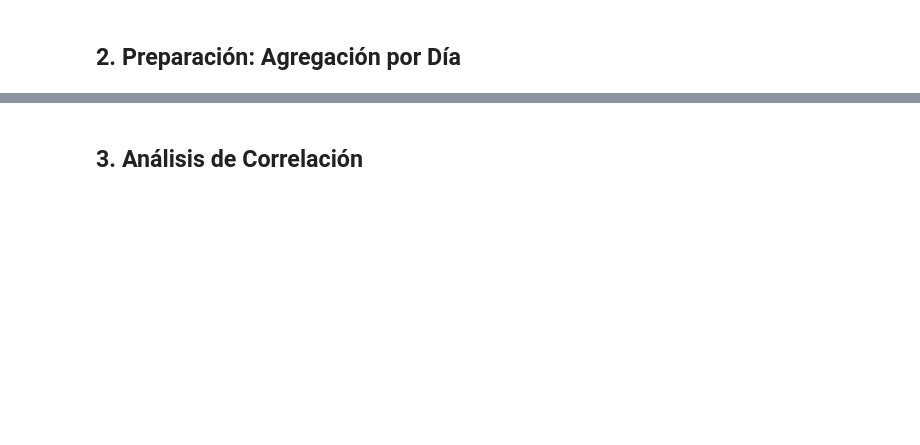
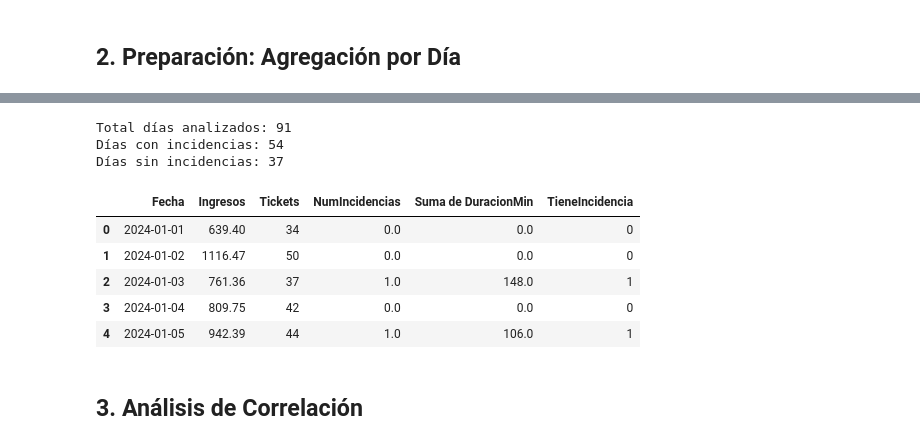
Before and after one commit to estevo97/Proyecto-Ventas-Incidencias, a Jupyter notebook: analysis/correlacion_impacto.ipynb, the cells around one changed output, grey strips where cells are left out. Drawn from its saved outputs; the diff is of its cells as text; code cells hidden in the pictures; blank space fills up the shorter version.

```diff
--- a/analysis/correlacion_impacto.ipynb
+++ b/analysis/correlacion_impacto.ipynb
@@ -66,0 +81,21 @@ df_diario.head()
+# %%
+
+# Combinar ambas tablas
+df_diario = ventas_diarias.merge(incidencias_diarias, on='Fecha', how='left')
+df_diario['NumIncidencias'] = df_diario['NumIncidencias'].fillna(0)
+df_diario['Suma de DuracionMin'] = df_diario['Suma de DuracionMin'].fillna(0)
+df_diario['TieneIncidencia'] = (df_diario['NumIncidencias'] > 0).astype(int)
+
+print(f"Total días analizados: {len(df_diario)}")
+print(f"Días con incidencias: {df_diario['TieneIncidencia'].sum()}")
+print(f"Días sin incidencias: {(1-df_diario['TieneIncidencia']).sum()}")
+# %% [output]
+Total días analizados: 91
+Días con incidencias: 54
+Días sin incidencias: 37
+|  | Fecha | Ingresos | Tickets | NumIncidencias | Suma de DuracionMin | TieneIncidencia |
+| 0 | 2024-01-01 | 639.40 | 34 | 0.0 | 0.0 | 0 |
+| 1 | 2024-01-02 | 1116.47 | 50 | 0.0 | 0.0 | 0 |
+| 2 | 2024-01-03 | 761.36 | 37 | 1.0 | 148.0 | 1 |
+| 3 | 2024-01-04 | 809.75 | 42 | 0.0 | 0.0 | 0 |
+| 4 | 2024-01-05 | 942.39 | 44 | 1.0 | 106.0 | 1 |
```
Also changed, not shown: parts of 15 cells of this notebook, 5 other files.
